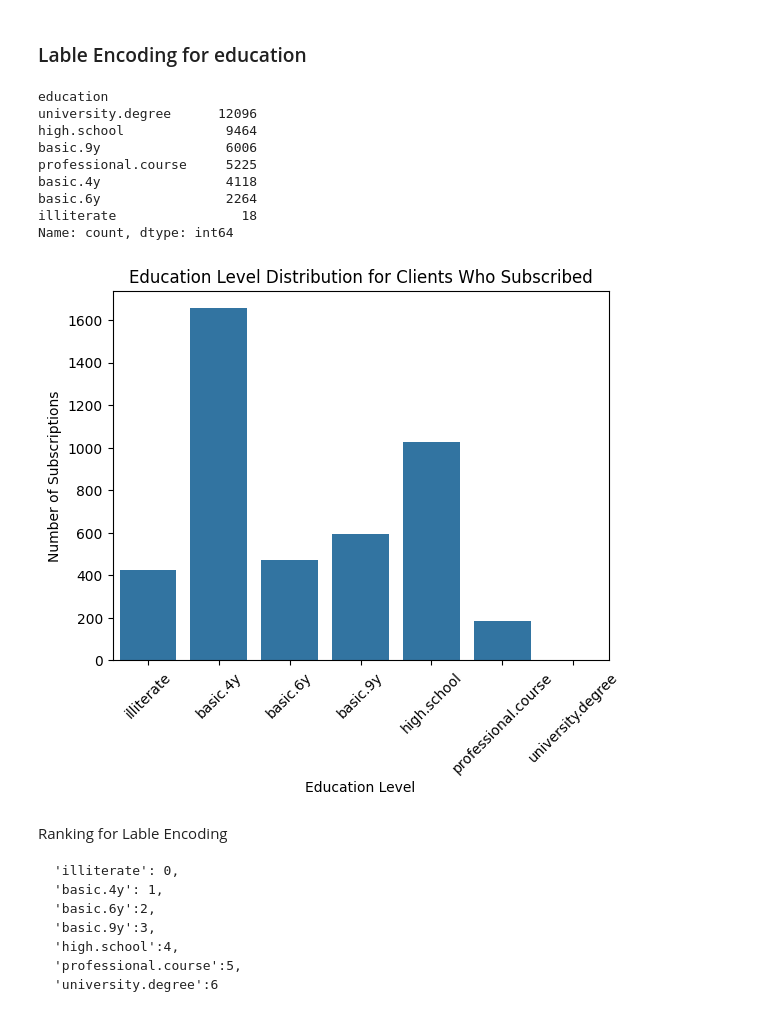
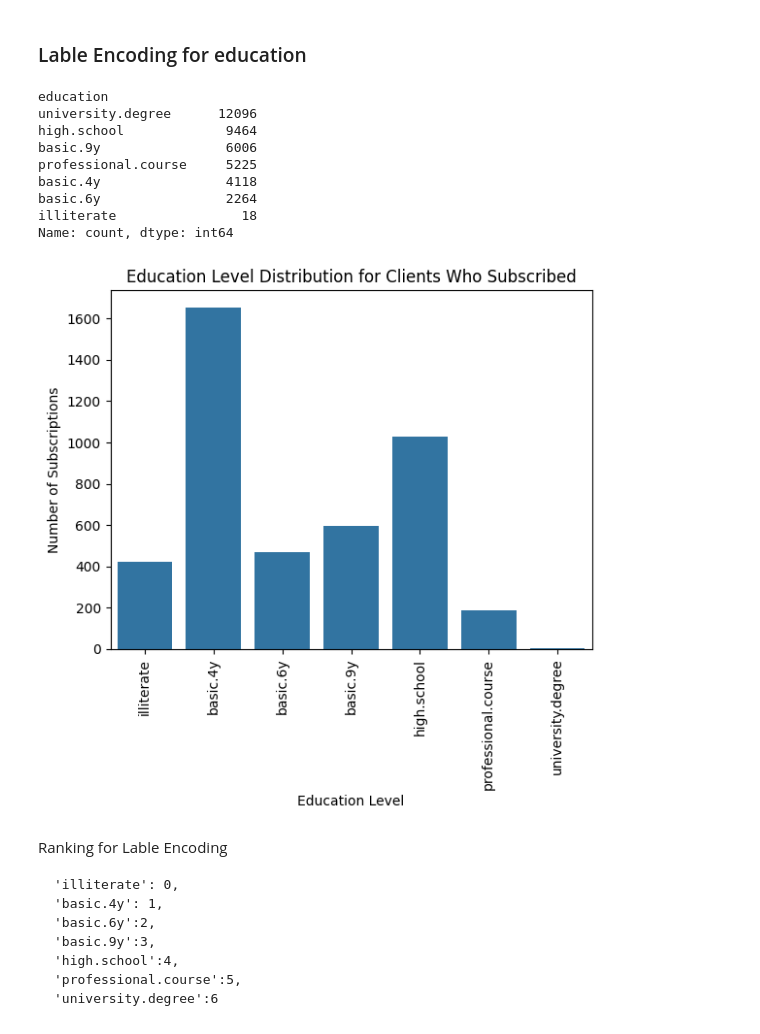
Before and after one commit to dananjana-hewage/Bank_Marketing_Prediction, a Jupyter notebook: test.ipynb, the cells around one changed output. Drawn from its saved outputs; the diff is of its cells as text; code cells hidden in the pictures.

```diff
--- a/test.ipynb
+++ b/test.ipynb
@@ -425,35 +425,35 @@ data = data.drop(columns=['day_of_week', 'day_of_week_num'])
 print(data['education'].value_counts())
 
 education_mapping = {
     'illiterate': 0,
     'basic.4y': 1,
     'basic.6y': 2,
     'basic.9y': 3,
     'high.school': 4,
     'professional.course': 5,
     'university.degree': 6
 }
 subscribed_data = data[data['y'] == 1]
 
 sns.countplot(x='education', data=subscribed_data)
 
 plt.title('Education Level Distribution for Clients Who Subscribed')
 plt.xlabel('Education Level')
 plt.ylabel('Number of Subscriptions')
-plt.xticks(ticks=range(len(education_mapping)), labels=education_mapping.keys(), rotation=45)
+plt.xticks(ticks=range(len(education_mapping)), labels=education_mapping.keys(), rotation=90)
 
 plt.show()
 # %% [output]
 education
 university.degree      12096
 high.school             9464
 basic.9y                6006
 professional.course     5225
 basic.4y                4118
 basic.6y                2264
 illiterate                18
 Name: count, dtype: int64
-[figure, old version]
+[figure, new version]
 # %% [markdown]
 Ranking for Lable Encoding
 
```
Also changed, not shown: parts of 14 cells of this notebook, 1 other file.
